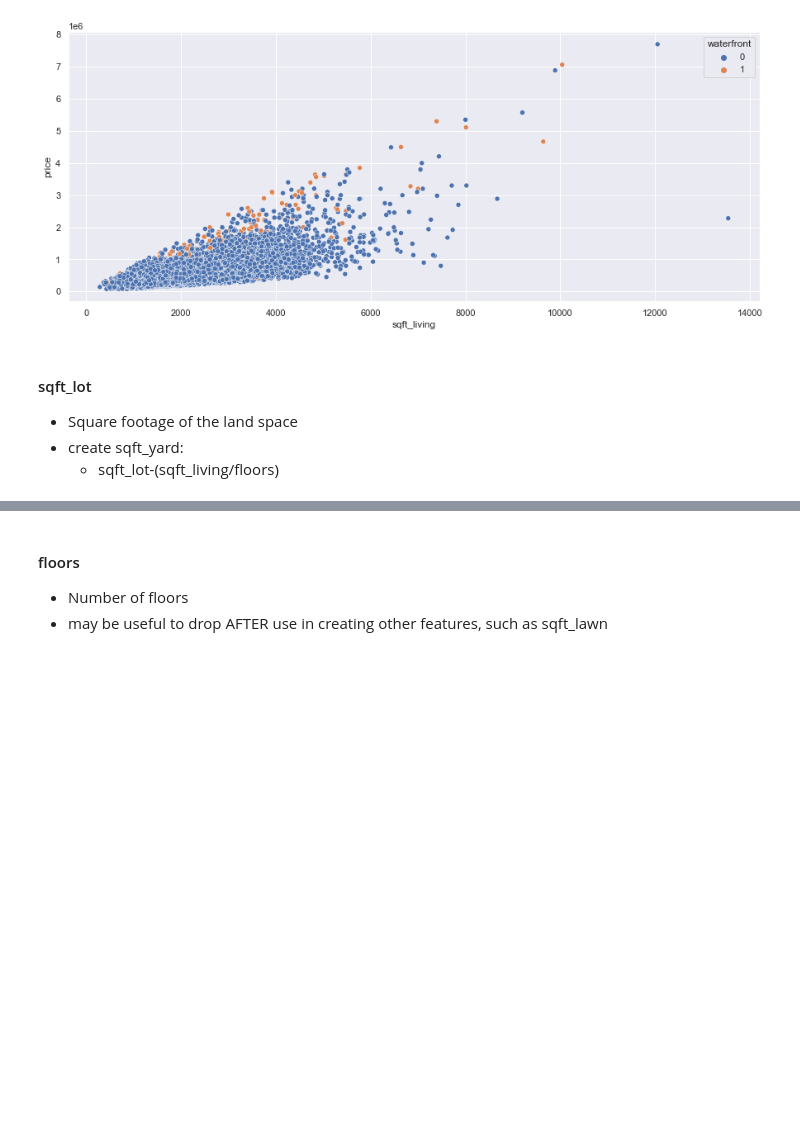
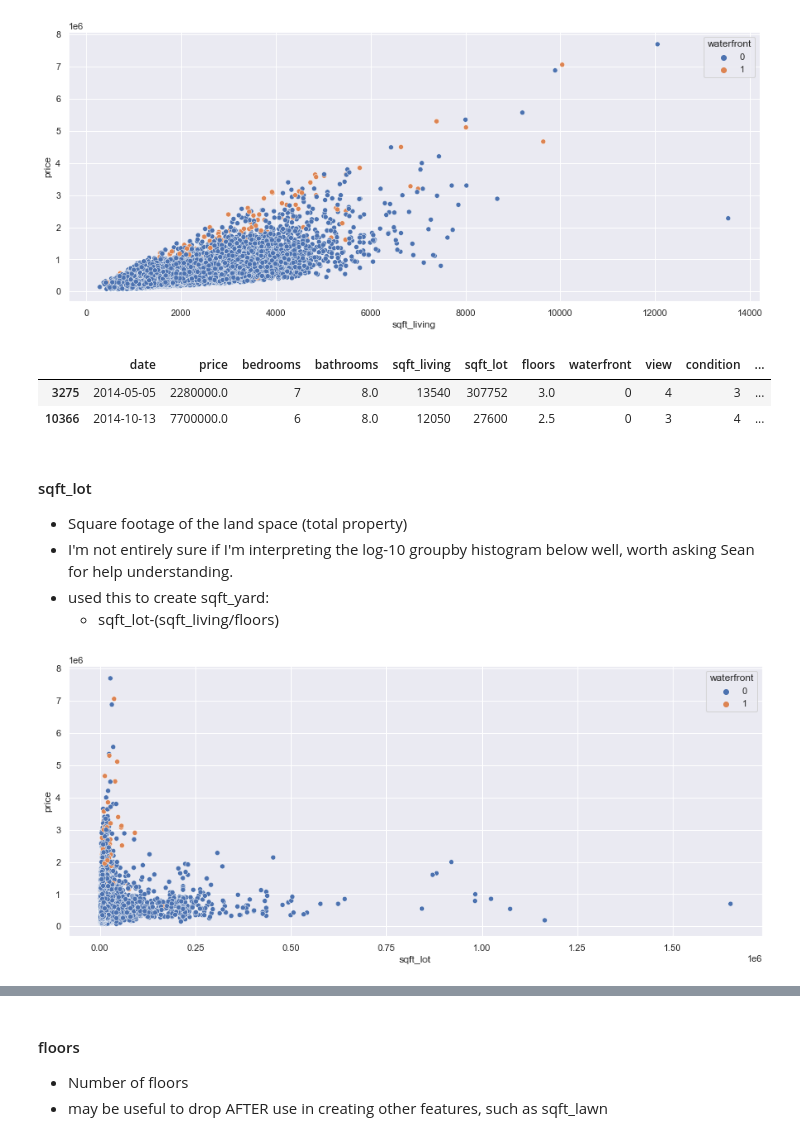
Before and after one commit to mike-flanagan/king_county_property_values_analysis_predictive_model, a Jupyter notebook: King_County_CRISP-DM-EDA.ipynb, the cells around one changed output, grey strips where cells are left out. Drawn from its saved outputs; the diff is of its cells as text; code cells hidden in the pictures; blank space fills up the shorter version.

```diff
--- a/King_County_CRISP-DM-EDA.ipynb
+++ b/King_County_CRISP-DM-EDA.ipynb
@@ -414,8 +384,20 @@ fig, ax = plt.subplots(figsize=(15,6))
 sns.scatterplot(data=df, x=df.sqft_living, y=df.price, hue='waterfront', ax=ax);
 # %% [output]
 [figure]
+# %%
+df[df['sqft_living'] > 12000]
+# %% [output]
+|  | date | price | bedrooms | bathrooms | sqft_living | sqft_lot | floors | waterfront | view | condition | ... |
+| 3275 | 2014-05-05 | 2280000.0 | 7 | 8.0 | 13540 | 307752 | 3.0 | 0 | 4 | 3 | ... |
+| 10366 | 2014-10-13 | 7700000.0 | 6 | 8.0 | 12050 | 27600 | 2.5 | 0 | 3 | 4 | ... |
 # %% [markdown]
 #### sqft_lot
-- Square footage of the land space
-- create sqft_yard:
+- Square footage of the land space (total property)
+- I'm not entirely sure if I'm interpreting the log-10 groupby histogram below well, worth asking Sean for help understanding.
+- used this to create sqft_yard:
   - sqft_lot-(sqft_living/floors)
+# %%
+fig, ax = plt.subplots(figsize=(15,6))
+sns.scatterplot(data=df, x=df.sqft_lot, y=df.price, hue='waterfront', ax=ax);
+# %% [output]
+[figure, added]
```
Also changed, not shown: parts of 62 cells of this notebook.
